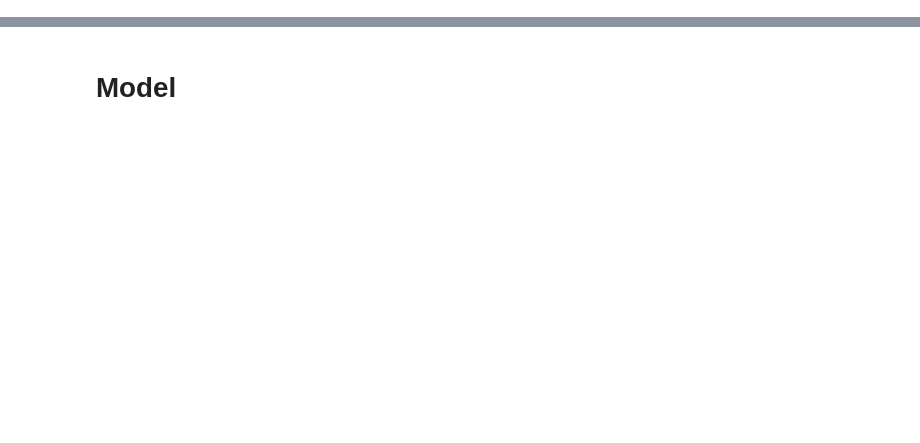
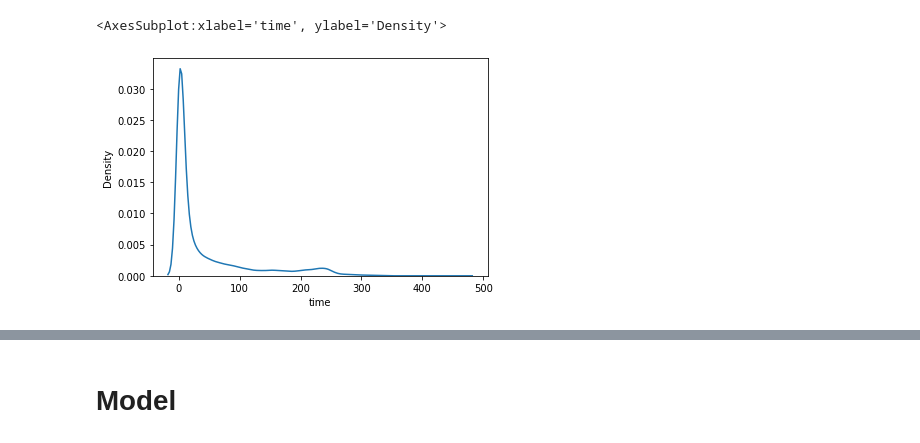
Before and after one commit to Stickman008/traffy-fondue-time-taken-teller, a Jupyter notebook: notebooks/test_main.ipynb, the cells around one changed output, grey strips where cells are left out. Cells and saved outputs as stored; diff of their text form; code cells hidden in the pictures; blank space fills up the shorter version.

```diff
--- a/notebooks/test_main.ipynb
+++ b/notebooks/test_main.ipynb
@@ -45,3 +164,8 @@ df = df.drop(['ticket_id','type','subdistrict','district','province','timestamp'
+# %%
+sns.kdeplot(data=df, x="time")
+# %% [output]
+<AxesSubplot:xlabel='time', ylabel='Density'>
+[figure, added]
 # %%
 from sklearn.model_selection import train_test_split
 
```
Also changed, not shown: parts of 24 cells of this notebook, 1 other file.
